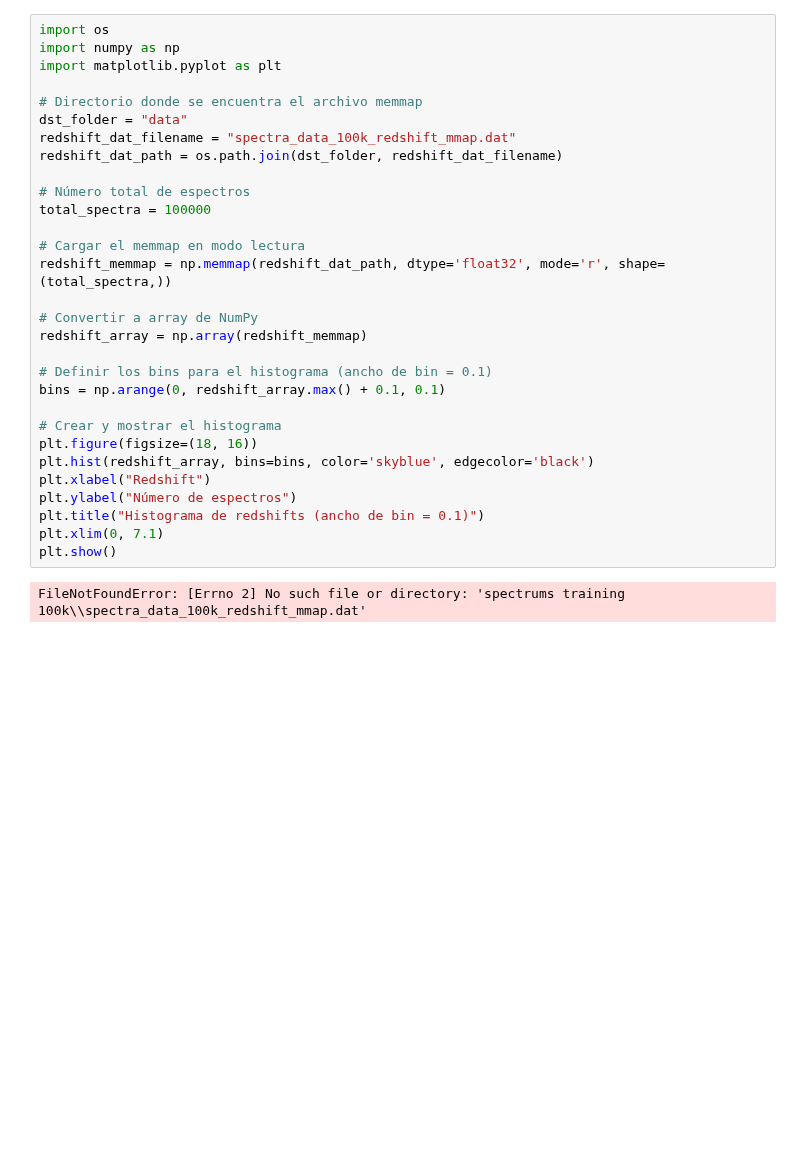
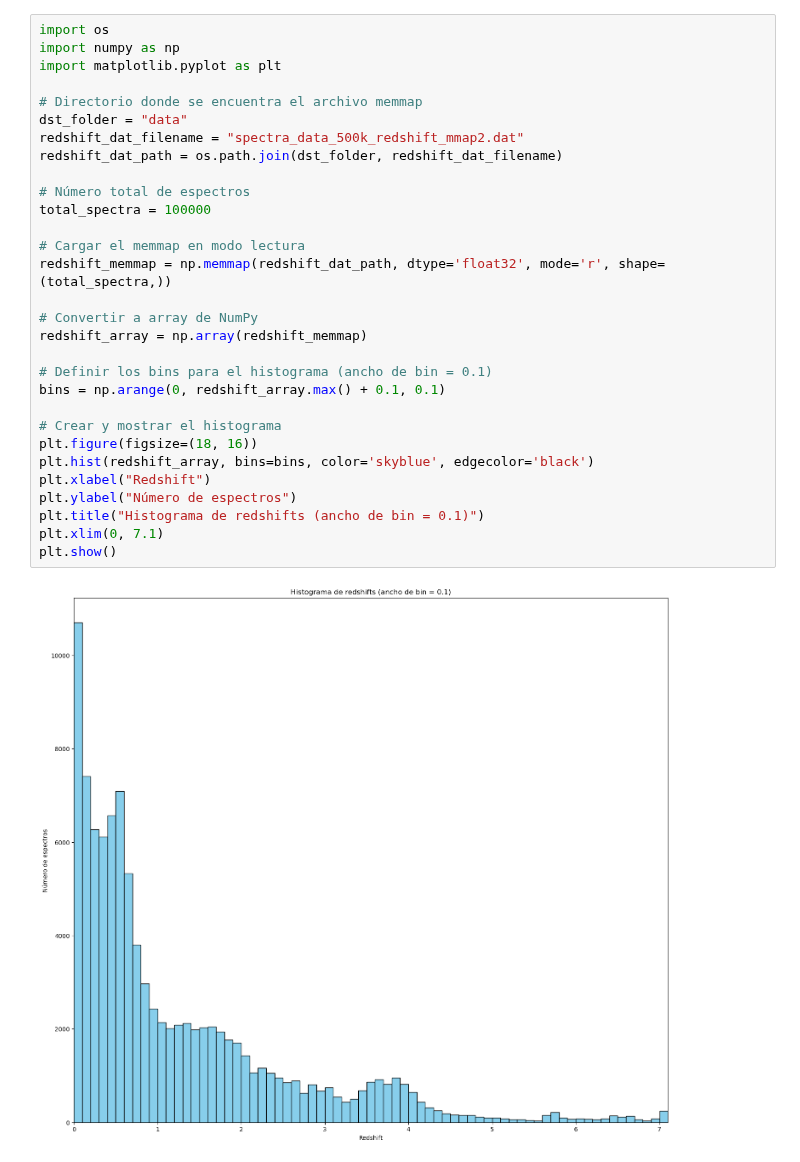
Before and after one commit to albertnica/TFGF-albertnica, a Jupyter notebook: zzz selector.ipynb, the cells around one changed output. Drawn from its saved outputs; the diff is of its cells as text; blank space fills up the shorter version.

```diff
--- a/zzz selector.ipynb
+++ b/zzz selector.ipynb
@@ -1,32 +1,32 @@
 # %%
 import os
 import numpy as np
 import matplotlib.pyplot as plt
 
 # Directorio donde se encuentra el archivo memmap
 dst_folder = "data"
-redshift_dat_filename = "spectra_data_100k_redshift_mmap.dat"
+redshift_dat_filename = "spectra_data_500k_redshift_mmap2.dat"
 redshift_dat_path = os.path.join(dst_folder, redshift_dat_filename)
 
 # Número total de espectros
 total_spectra = 100000
 
 # Cargar el memmap en modo lectura
 redshift_memmap = np.memmap(redshift_dat_path, dtype='float32', mode='r', shape=(total_spectra,))
 
 # Convertir a array de NumPy
 redshift_array = np.array(redshift_memmap)
 
 # Definir los bins para el histograma (ancho de bin = 0.1)
 bins = np.arange(0, redshift_array.max() + 0.1, 0.1)
 
 # Crear y mostrar el histograma
 plt.figure(figsize=(18, 16))
 plt.hist(redshift_array, bins=bins, color='skyblue', edgecolor='black')
 plt.xlabel("Redshift")
 plt.ylabel("Número de espectros")
 plt.title("Histograma de redshifts (ancho de bin = 0.1)")
 plt.xlim(0, 7.1)
 plt.show()
 # %% [output]
-FileNotFoundError: [Errno 2] No such file or directory: 'spectrums training 100k\\spectra_data_100k_redshift_mmap.dat'
+[figure, added]
```
Also changed, not shown: 25 other files.
